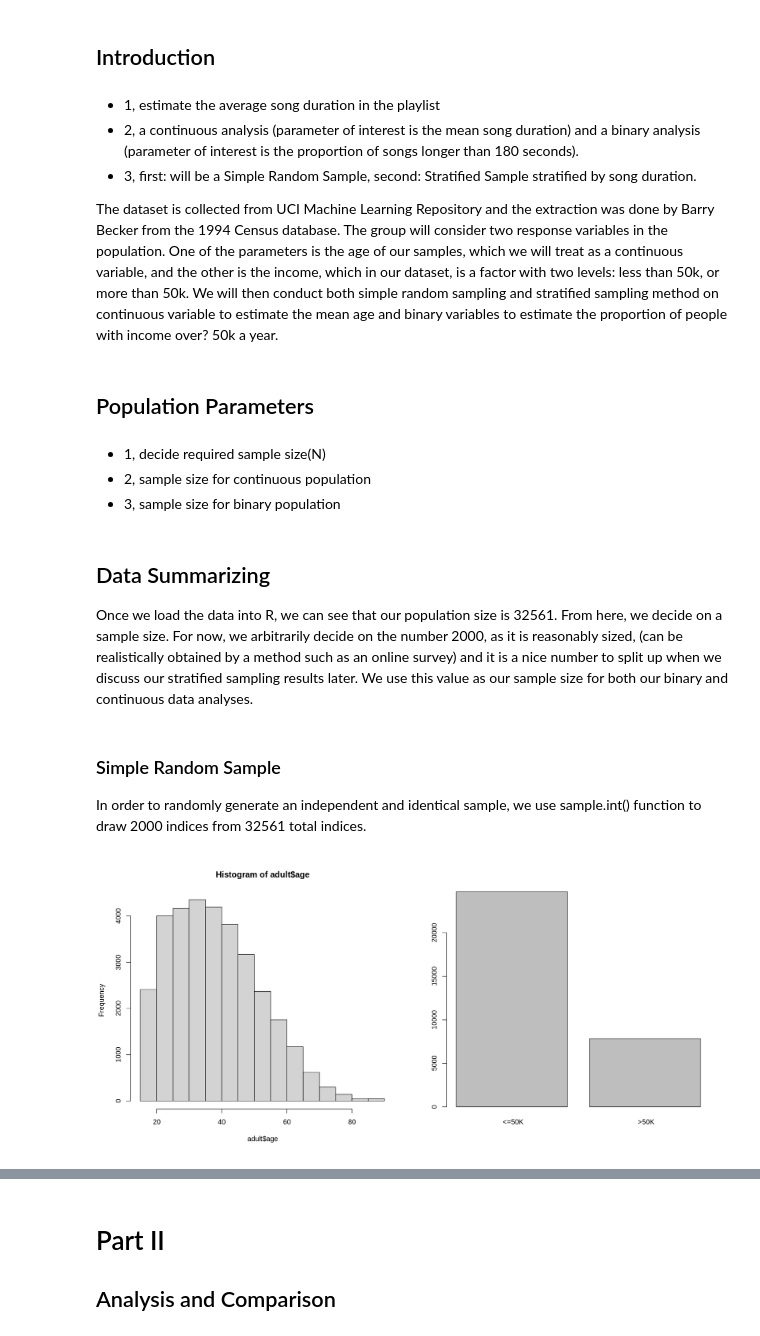
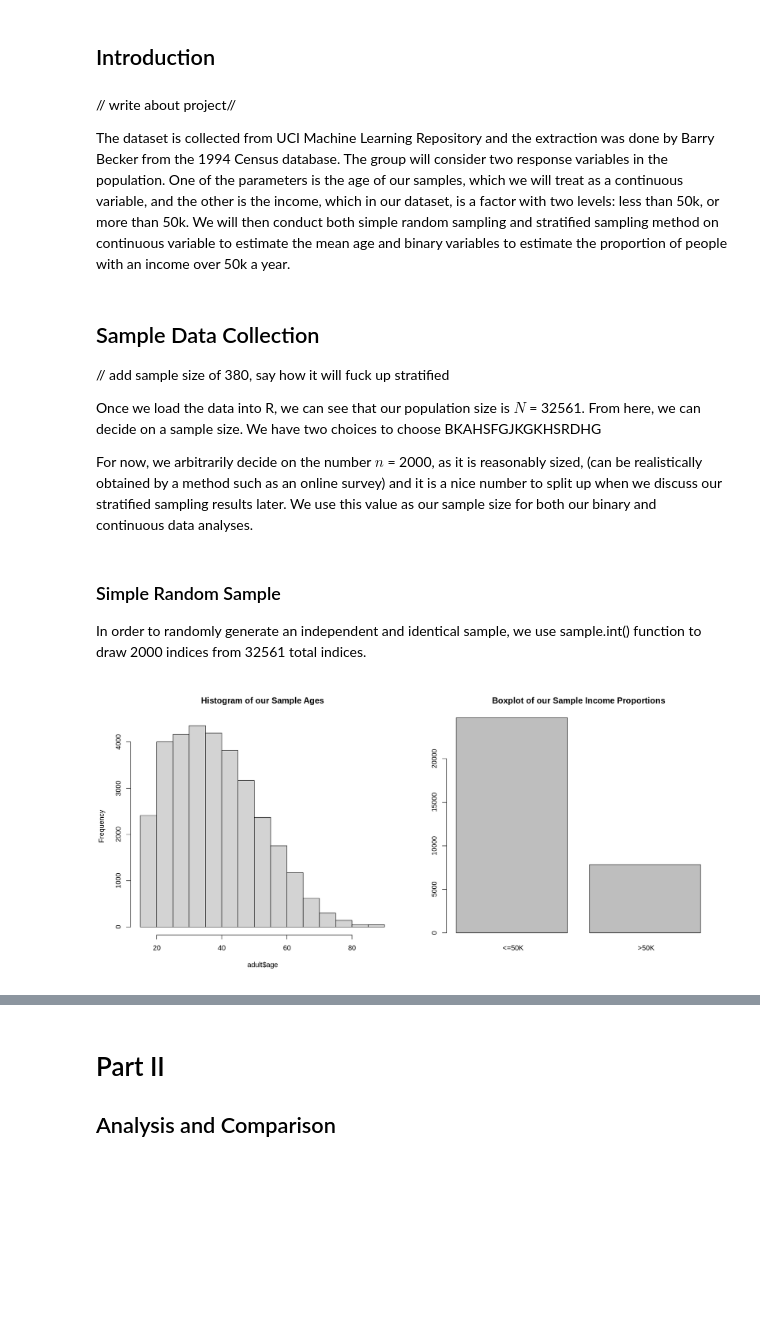
Before and after one commit to MarsZan/STAT-344-Project, a Jupyter notebook: STAT 344 Project.ipynb, the cells around one changed output, grey strips where cells are left out. Saved outputs shown, nothing was run; the diff lists cells and outputs as text; code cells hidden in the pictures; blank space fills up the shorter version.

```diff
--- a/STAT 344 Project.ipynb
+++ b/STAT 344 Project.ipynb
@@ -5,22 +5,17 @@
 # %% [markdown]
 ## Introduction
 # %% [markdown]
-* 1, estimate the average song duration in the playlist
-* 2, a continuous analysis (parameter of interest is the mean song duration) and a binary analysis (parameter of interest is the proportion of songs longer than 180 seconds).
-* 3, first: will be a Simple Random Sample, second: Stratified Sample stratified by song duration.
+// write about project//
 
 The dataset is collected from UCI Machine Learning Repository and the extraction was done by Barry Becker from the 1994 Census database.
-The group will consider two response variables in the population. One of the parameters is the age of our samples, which we will treat as a continuous variable, and the other is the income, which in our dataset, is a factor with two levels: less than 50k, or more than 50k. We will then conduct both simple random sampling and stratified sampling method on continuous variable to estimate the mean age and binary variables to estimate the proportion of people with income over? 50k a year.
+The group will consider two response variables in the population. One of the parameters is the age of our samples, which we will treat as a continuous variable, and the other is the income, which in our dataset, is a factor with two levels: less than 50k, or more than 50k. We will then conduct both simple random sampling and stratified sampling method on continuous variable to estimate the mean age and binary variables to estimate the proportion of people with an income over 50k a year.
-# %% [markdown]
-## Population Parameters
-# %% [markdown]
-* 1, decide required sample size(N)
-* 2, sample size for continuous population
-* 3, sample size for binary population
 # %% [markdown]
-## Data Summarizing
+## Sample Data Collection
+// add sample size of 380, say how it will fuck up stratified
 
-Once we load the data into R, we can see that our population size is 32561. From here, we decide on a sample size. For now, we arbitrarily decide on the number 2000, as it is reasonably sized, (can be realistically obtained by a method such as an online survey) and it is a nice number to split up when we discuss our stratified sampling results later. We use this value as our sample size for both our binary and continuous data analyses.
+Once we load the data into R, we can see that our population size is ${N}$ = 32561. From here, we can decide on a sample size. We have two choices to choose BKAHSFGJKGKHSRDHG
+
+For now, we arbitrarily decide on the number ${n}$ = 2000, as it is reasonably sized, (can be realistically obtained by a method such as an online survey) and it is a nice number to split up when we discuss our stratified sampling results later. We use this value as our sample size for both our binary and continuous data analyses.
 # %% [markdown]
 ### Simple Random Sample
 
@@ -28,8 +23,8 @@ In order to randomly generate an independent and identical sample, we use sample
 # %%
 options(repr.plot.width = 15, repr.plot.height = 7)
 par(mfrow=c(1,2))
-hist(adult$age)
-barplot(table(adult$income))
+hist(adult$age, main = "Histogram of our Sample Ages")
+barplot(table(adult$income), main = "Boxplot of our Sample Income Proportions")
 # %% [output]
-[figure, old version]
+[figure, new version]
 # %% [markdown]
```
Also changed, not shown: parts of 4 cells of this notebook.
